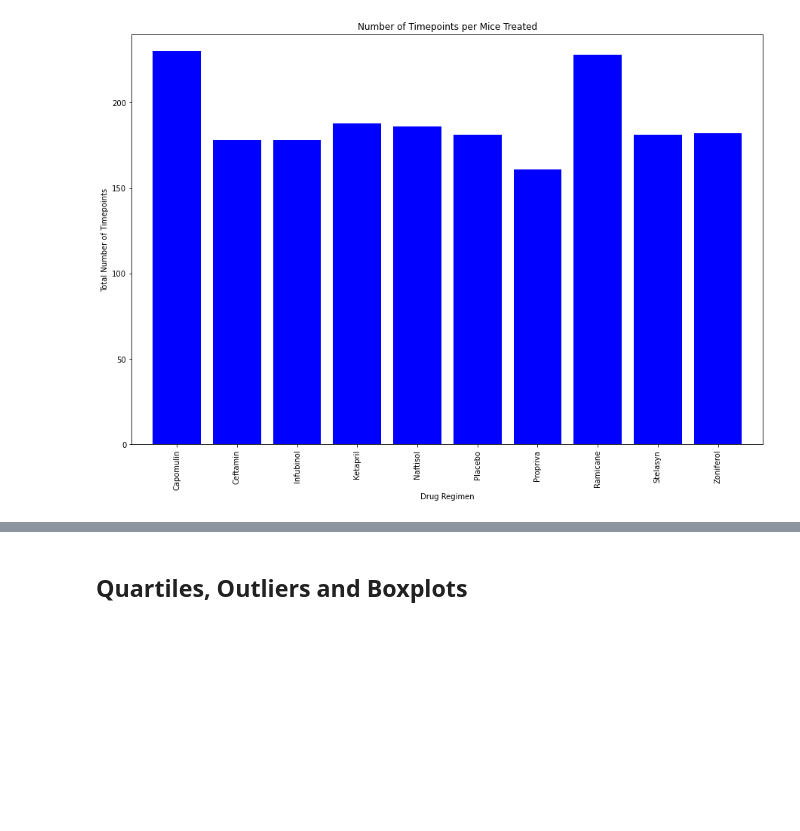
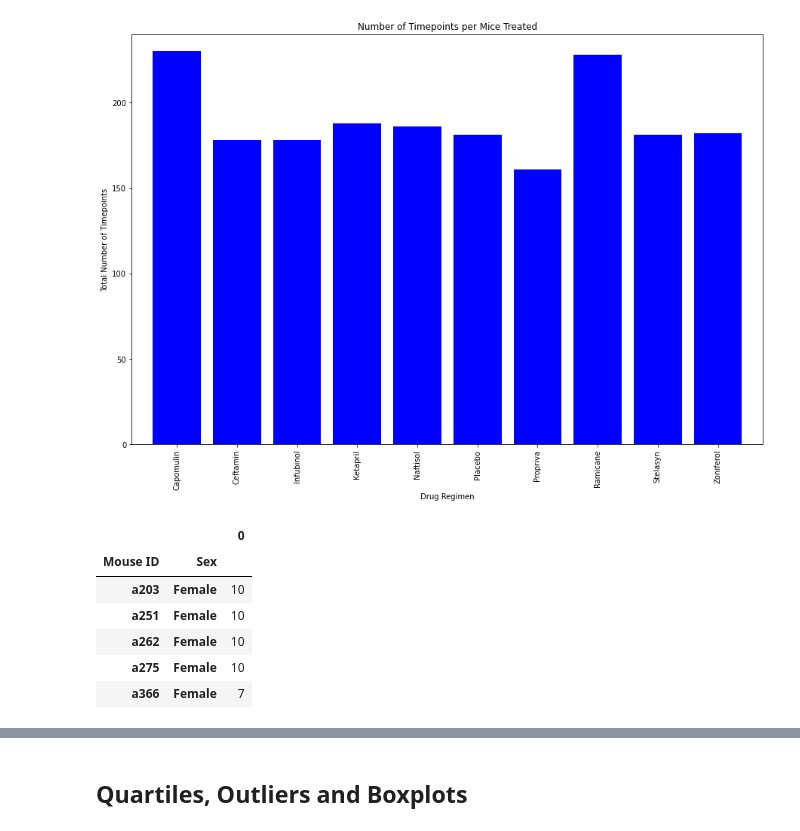
Before and after one commit to Brack1345/matplotlib_challenge, a Jupyter notebook: pymaceuticals_starter.ipynb, the cells around one changed output, grey strips where cells are left out. Saved outputs shown, nothing was run; the diff lists cells and outputs as text; code cells hidden in the pictures; blank space fills up the shorter version.

```diff
--- a/pymaceuticals_starter.ipynb
+++ b/pymaceuticals_starter.ipynb
@@ -199,3 +199,15 @@ Text(0, 0.5, 'Total Number of Timepoints')
 [figure]
 # %%
 # Generate a pie plot showing the distribution of female versus male mice using Pandas
+groupby_gender = merged_df.groupby(["Mouse ID","Sex"])
+groupby_gender
+gender_df = pd.DataFrame(groupby_gender.size())
+gender_df.head()
+# %% [output]
+|  |  | 0 |
+| Mouse ID | Sex |  |
+| a203 | Female | 10 |
+| a251 | Female | 10 |
+| a262 | Female | 10 |
+| a275 | Female | 10 |
+| a366 | Female | 7 |
```
Also changed, not shown: parts of 4 cells of this notebook.
